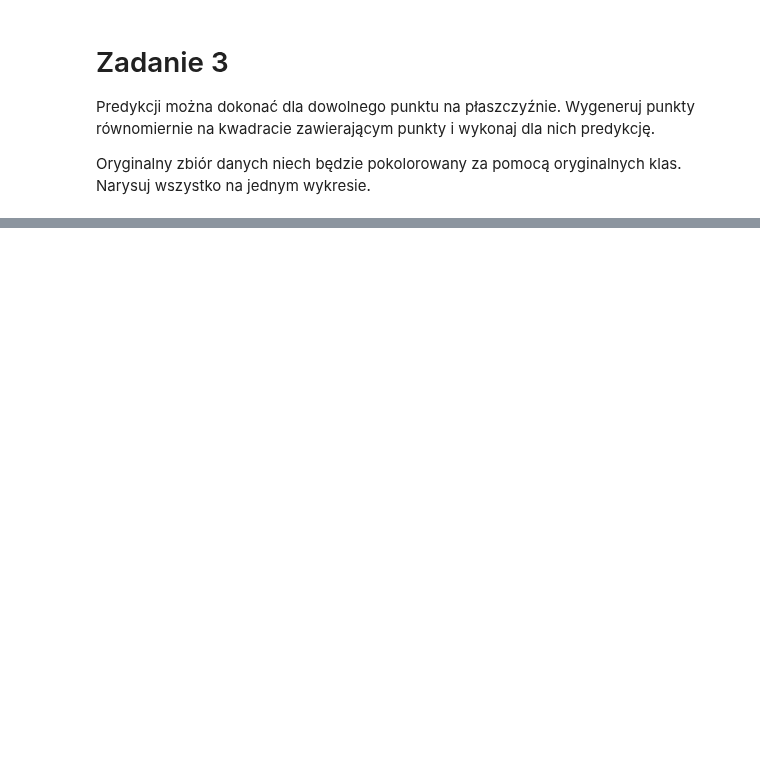
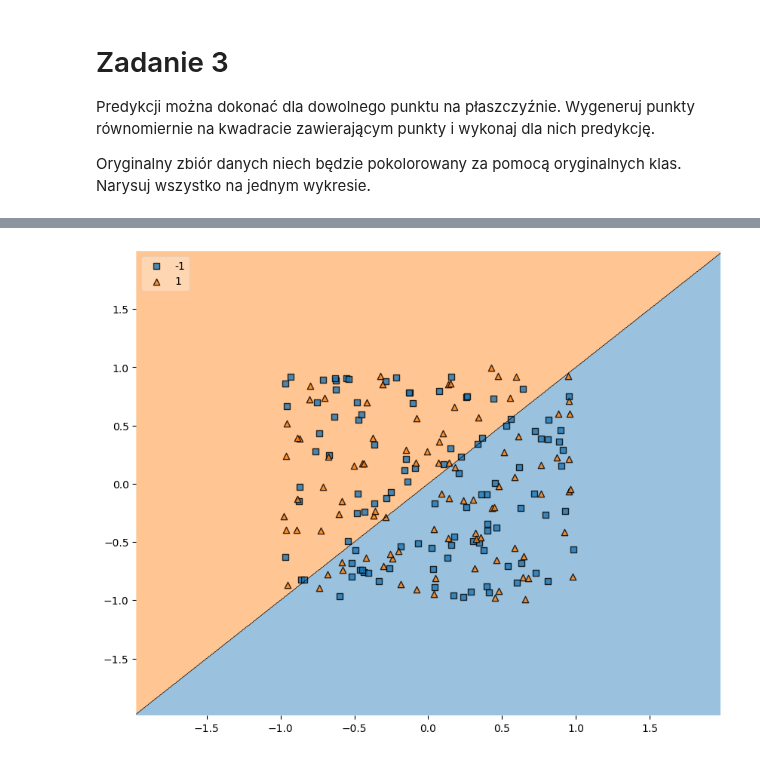
Before and after one commit to sit3kk/Basics-of-Artificial-Intelligence-Notebooks, a Jupyter notebook: Notebooks/7/AD_Z07_A_toy_example.ipynb, the cells around one changed output, grey strips where cells are left out. Saved outputs shown, nothing was run; the diff lists cells and outputs as text; code cells hidden in the pictures; blank space fills up the shorter version.

```diff
--- a/Notebooks/7/AD_Z07_A_toy_example.ipynb
+++ b/Notebooks/7/AD_Z07_A_toy_example.ipynb
@@ -134,0 +167,22 @@ plot_decision_regions(X, y, classifier)
+# %%
+import numpy as np
+import matplotlib.pyplot as plt
+from mlxtend.plotting import plot_decision_regions
+
+
+
+
+np.random.seed(0)
+X = np.random.rand(200, 2) * 2 - 1
+y = np.random.choice([-1, 1], size=200)
+
+
+classifier = fixed_plan(a=1, b=0)
+
+classifier.fit(X, y)
+
+plt.figure(figsize=(10, 8))
+plot_decision_regions(X, y, clf=classifier, legend=2)
+plt.show()
+# %% [output]
+[figure, added]
```
Also changed, not shown: parts of 6 cells of this notebook.
